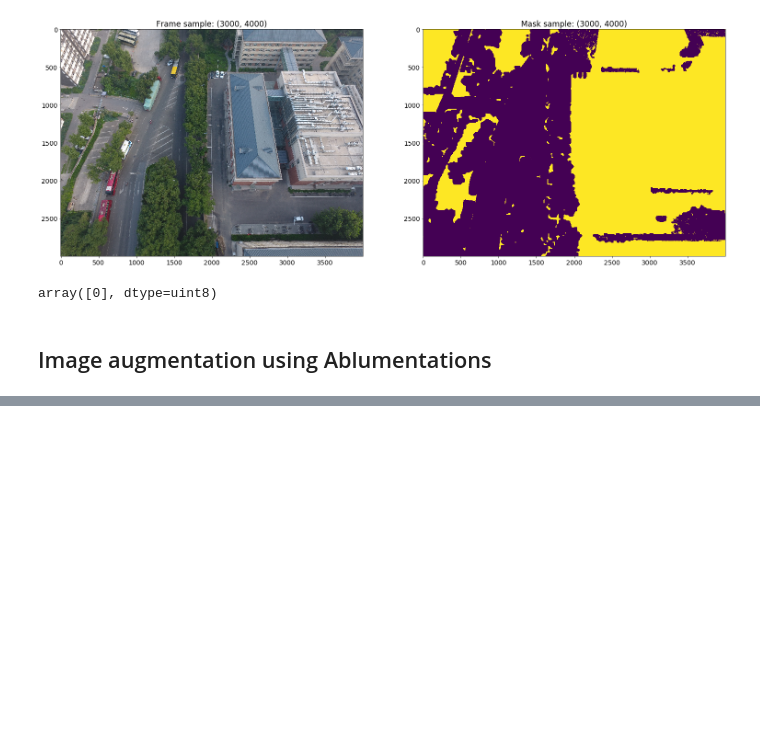
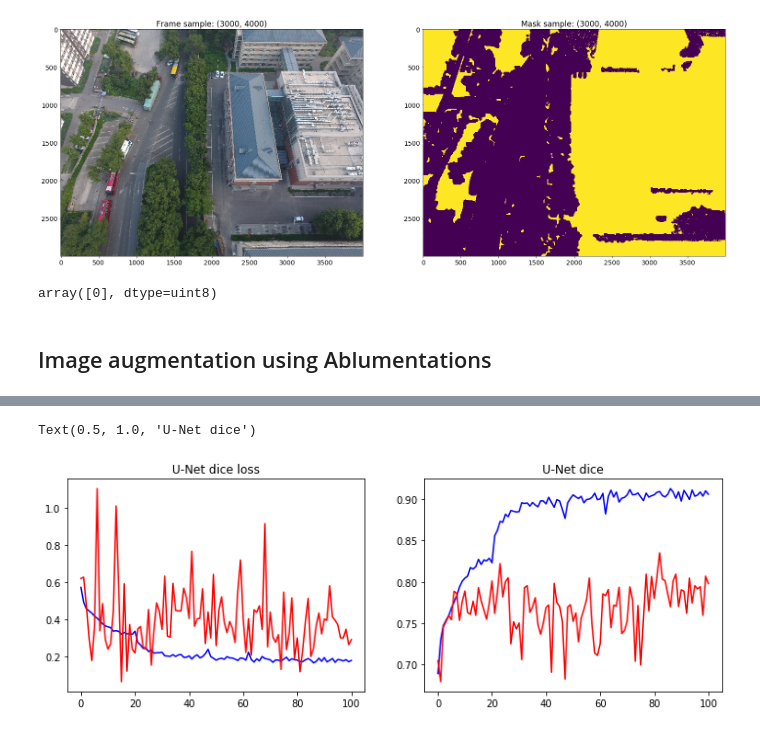
Before and after one commit to naivomah3/lab-cv, a Jupyter notebook: notebooks/image-preprocessing.ipynb, the cells around one changed output, grey strips where cells are left out. Saved outputs shown, nothing was run; the diff lists cells and outputs as text; code cells hidden in the pictures; blank space fills up the shorter version.

```diff
--- a/notebooks/image-preprocessing.ipynb
+++ b/notebooks/image-preprocessing.ipynb
@@ -190,0 +256,5 @@ apply_augmentation_exp(p=0.9,
+# %%
+fig = plt.figure(figsize=(12,4))
+# %% [output]
+Text(0.5, 1.0, 'U-Net dice')
+[figure, added]
```
Also changed, not shown: parts of 6 cells of this notebook, 5 other files.
